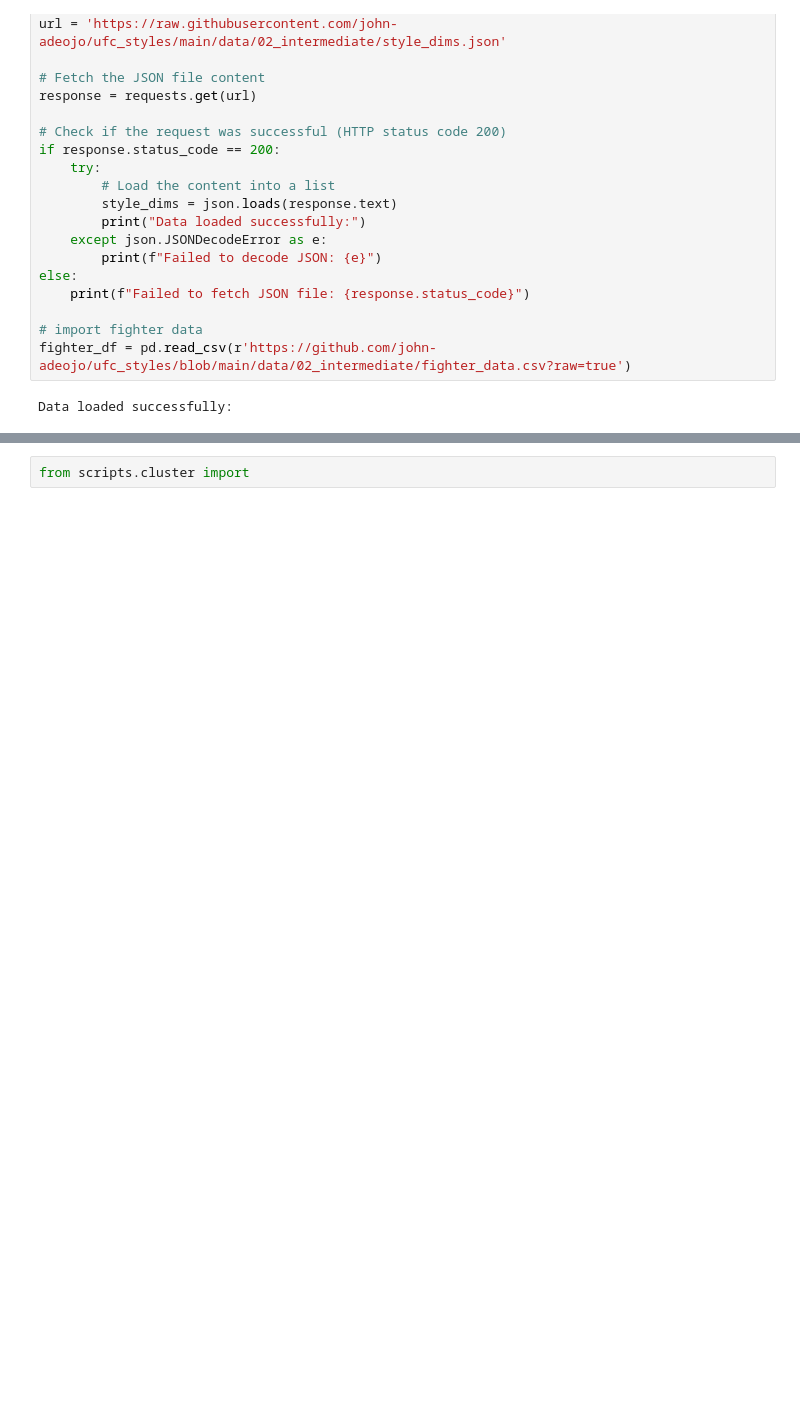
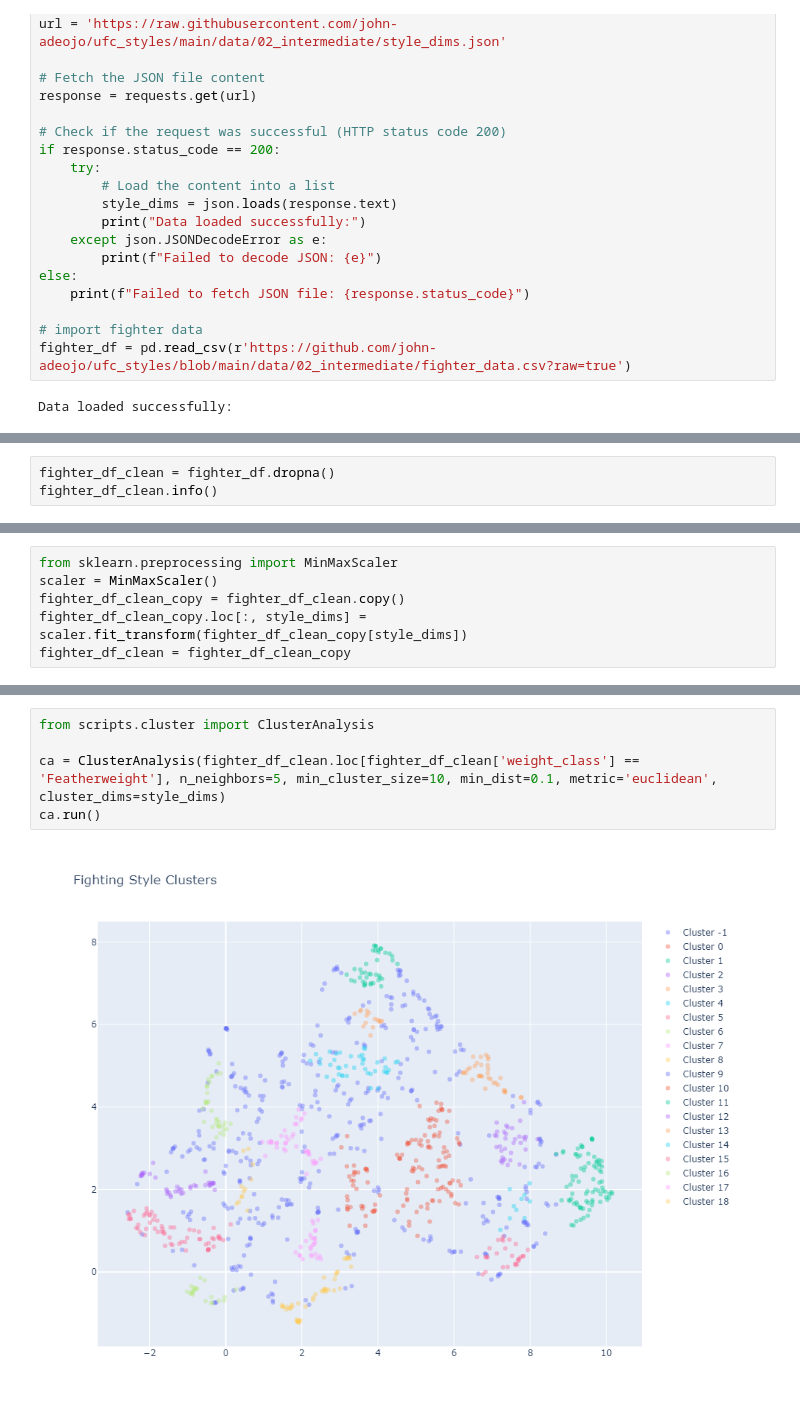
Before and after one commit to john-adeojo/ufc_styles, a Jupyter notebook: notebook/clustering.ipynb, the cells around one changed output, grey strips where cells are left out. Saved outputs shown, nothing was run; the diff lists cells and outputs as text; blank space fills up the shorter version.

Commit message:
updated notebooks
Date time conversion, normalised fight dims

```diff
--- a/notebook/clustering.ipynb
+++ b/notebook/clustering.ipynb
@@ -31,3 +33,6 @@ project_dir = os.path.dirname(notebook_dir)
 
 if project_dir not in sys.path:
     sys.path.append(project_dir)
+# %%
+fighter_df_clean = fighter_df.dropna()
+fighter_df_clean.info()
@@ -33,0 +65,6 @@ if project_dir not in sys.path:
+# %%
+from sklearn.preprocessing import MinMaxScaler
+scaler = MinMaxScaler()
+fighter_df_clean_copy = fighter_df_clean.copy()
+fighter_df_clean_copy.loc[:, style_dims] = scaler.fit_transform(fighter_df_clean_copy[style_dims])
+fighter_df_clean = fighter_df_clean_copy
@@ -34,2 +89,7 @@ if project_dir not in sys.path:
 # %%
-from scripts.cluster import
+from scripts.cluster import ClusterAnalysis
+
+ca = ClusterAnalysis(fighter_df_clean.loc[fighter_df_clean['weight_class'] == 'Featherweight'], n_neighbors=5, min_cluster_size=10, min_dist=0.1, metric='euclidean', cluster_dims=style_dims)
+ca.run()
+# %% [output]
+[figure, added]
```
Also changed, not shown: parts of 4 cells of this notebook, 2 other files.
